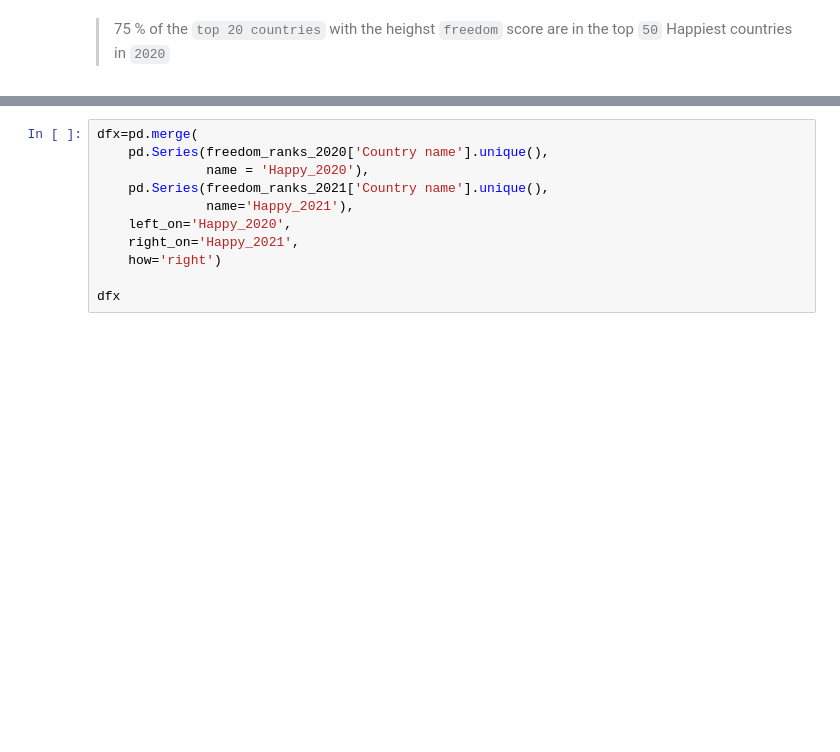
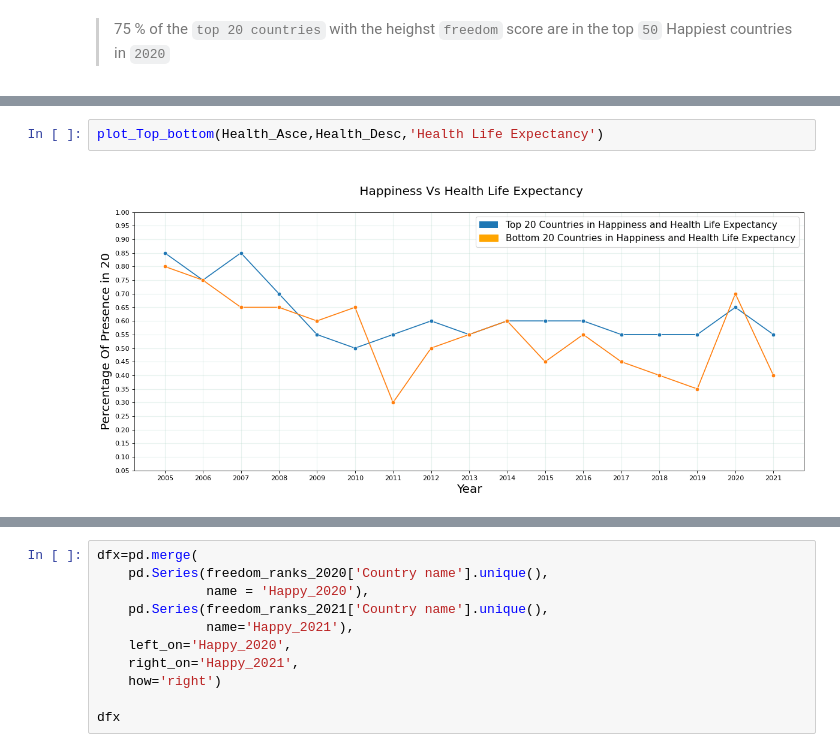
Before and after one commit to UsefGamal/Global-Well-Being-Analytics, a Jupyter notebook: EDA.ipynb, the cells around one changed output, grey strips where cells are left out. Saved outputs shown, nothing was run; the diff lists cells and outputs as text; blank space fills up the shorter version.

```diff
--- a/EDA.ipynb
+++ b/EDA.ipynb
@@ -76,0 +228,4 @@ plt.show()
+# %%
+plot_Top_bottom(Health_Asce,Health_Desc,'Health Life Expectancy')
+# %% [output]
+[figure, added]
```
Also changed, not shown: parts of 34 cells of this notebook, 2 other files.
